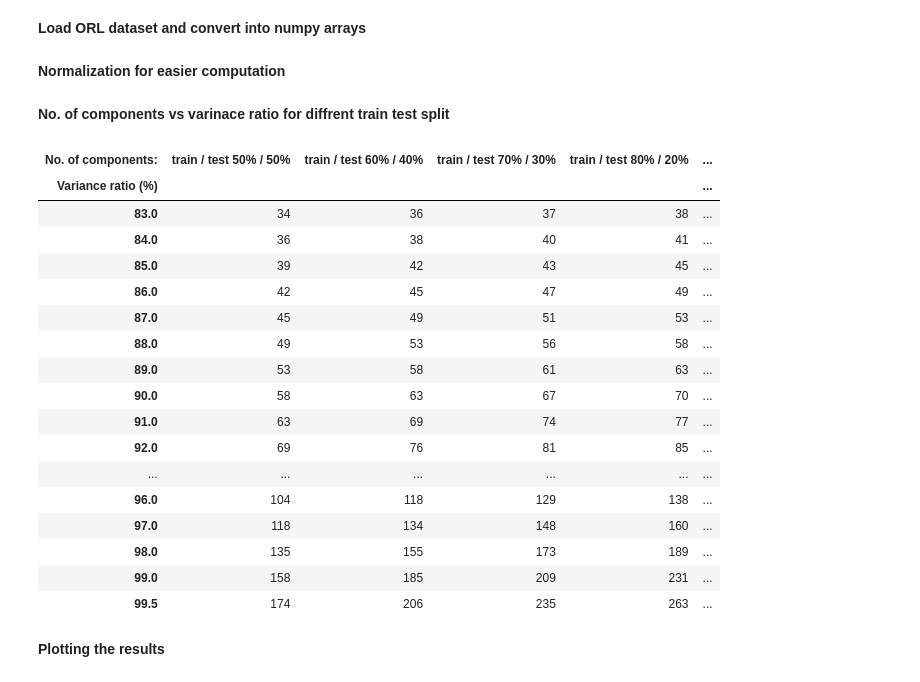
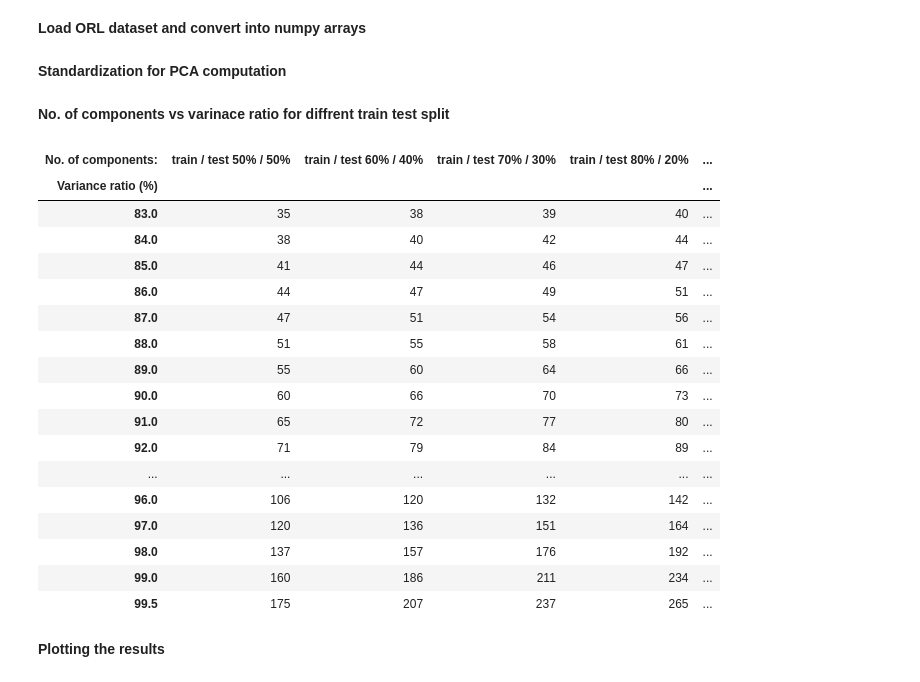
Before and after one commit to DaNa-cpu/Computational-Intelligence-1, a Jupyter notebook: Project.ipynb, the cells around one changed output. Saved outputs shown, nothing was run; the diff lists cells and outputs as text; code cells hidden in the pictures.

```diff
--- a/Project.ipynb
+++ b/Project.ipynb
@@ -38,48 +38,51 @@ for cls, person_folder in enumerate(sorted(os.listdir(orl_path))):
 X = np.array(img, dtype=np.float32)
 y = np.array(labels)
 # %% [markdown]
-<b>Normalization for easier computation
+<b>Standardization for PCA computation
 # %%
-X_norm = X / 255.0
+scaler = StandardScaler()
+X_std = X
 # %% [markdown]
 <b>No. of components vs varinace ratio for diffrent train test split
 # %%
 Variance_ratio= [83, 84, 85, 86, 87, 88, 89, 90, 91, 92, 93, 94, 95, 96, 97, 98, 99, 99.5]
 test_sizes = [0.5, 0.4, 0.3, 0.2, 0.1]
 
 results = pd.DataFrame(index=Variance_ratio)
 
 for test_size in test_sizes:
-    X_train, X_test, y_train, y_test = train_test_split(X_norm, y, test_size=test_size, random_state=42, shuffle=True, stratify=y)
+    X_train, X_test, y_train, y_test = train_test_split(X_std, y, test_size=test_size, random_state=42, shuffle=True, stratify=y)
+    X_train = scaler.fit_transform(X_train)
+    X_test = scaler.fit_transform(X_test)
     pca_split = PCA().fit(X_train)
     cumulative_variance = np.cumsum(pca_split.explained_variance_ratio_) * 100
 
     col_name = f"train / test {int((1-test_size)*100)}% / {int((test_size)*100)}%"
     results[col_name] = [ np.argmax(cumulative_variance >= F) + 1 for F in Variance_ratio]
 
 results.index.name = "Variance ratio (%)"
 results.columns.name = "No. of components:"
 
 display(results)
 # %% [output]
 | No. of components: | train / test 50% / 50% | train / test 60% / 40% | train / test 70% / 30% | train / test 80% / 20% | ... |
 | Variance ratio (%) |  |  |  |  | ... |
-| 83.0 | 34 | 36 | 37 | 38 | ... |
-| 84.0 | 36 | 38 | 40 | 41 | ... |
-| 85.0 | 39 | 42 | 43 | 45 | ... |
-| 86.0 | 42 | 45 | 47 | 49 | ... |
-| 87.0 | 45 | 49 | 51 | 53 | ... |
-| 88.0 | 49 | 53 | 56 | 58 | ... |
-| 89.0 | 53 | 58 | 61 | 63 | ... |
-| 90.0 | 58 | 63 | 67 | 70 | ... |
-| 91.0 | 63 | 69 | 74 | 77 | ... |
-| 92.0 | 69 | 76 | 81 | 85 | ... |
+| 83.0 | 35 | 38 | 39 | 40 | ... |
+| 84.0 | 38 | 40 | 42 | 44 | ... |
+| 85.0 | 41 | 44 | 46 | 47 | ... |
+| 86.0 | 44 | 47 | 49 | 51 | ... |
+| 87.0 | 47 | 51 | 54 | 56 | ... |
+| 88.0 | 51 | 55 | 58 | 61 | ... |
+| 89.0 | 55 | 60 | 64 | 66 | ... |
+| 90.0 | 60 | 66 | 70 | 73 | ... |
+| 91.0 | 65 | 72 | 77 | 80 | ... |
+| 92.0 | 71 | 79 | 84 | 89 | ... |
 | ... | ... | ... | ... | ... | ... |
-| 96.0 | 104 | 118 | 129 | 138 | ... |
-| 97.0 | 118 | 134 | 148 | 160 | ... |
-| 98.0 | 135 | 155 | 173 | 189 | ... |
-| 99.0 | 158 | 185 | 209 | 231 | ... |
-| 99.5 | 174 | 206 | 235 | 263 | ... |
+| 96.0 | 106 | 120 | 132 | 142 | ... |
+| 97.0 | 120 | 136 | 151 | 164 | ... |
+| 98.0 | 137 | 157 | 176 | 192 | ... |
+| 99.0 | 160 | 186 | 211 | 234 | ... |
+| 99.5 | 175 | 207 | 237 | 265 | ... |
 # %% [markdown]
 <b>Plotting the results
 # %%
```
Also changed, not shown: parts of 7 cells of this notebook.
